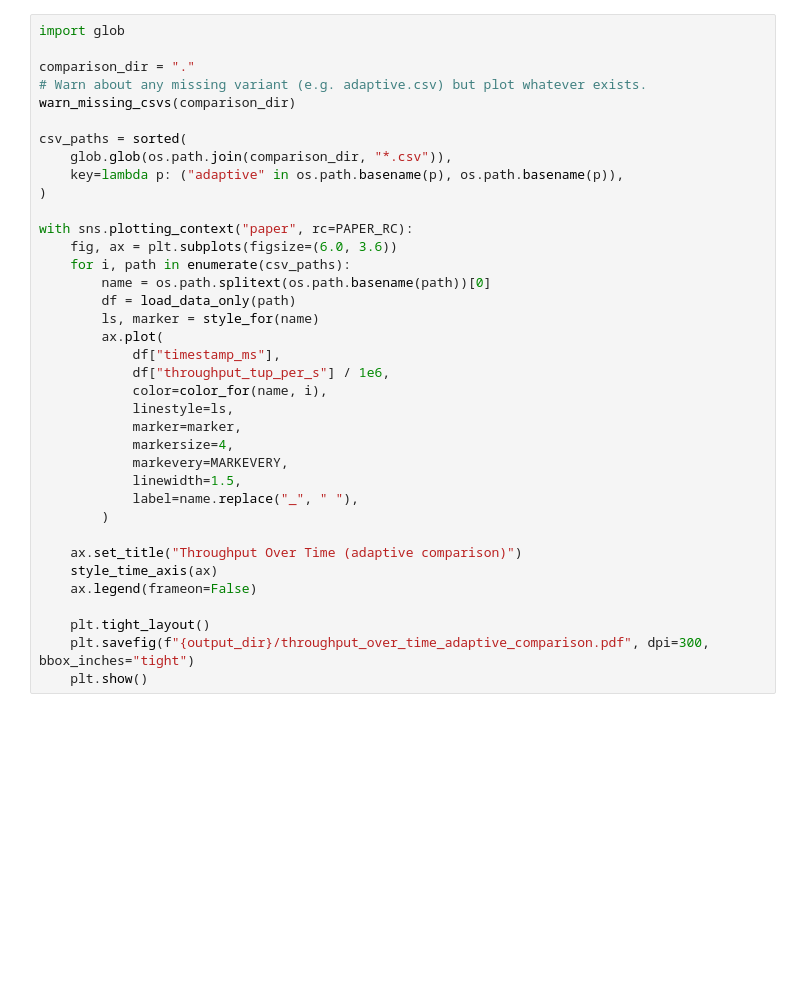
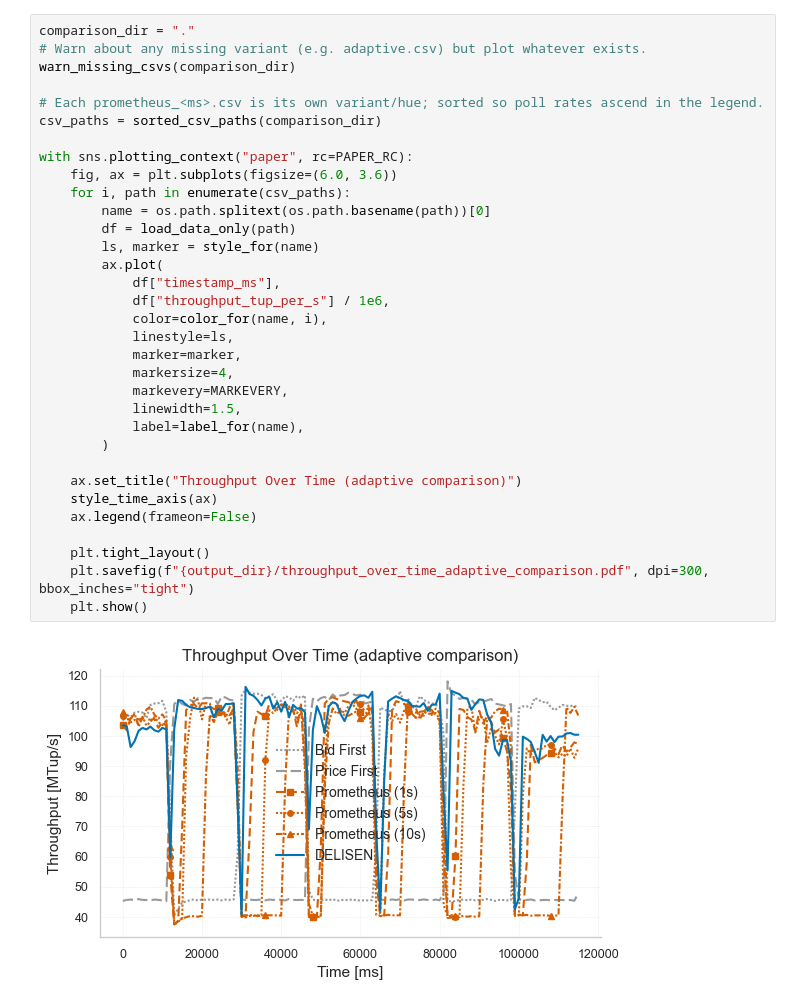
Before and after one commit to ESPAT-Orga/nebulastream-espat, a Jupyter notebook: scripts/benchmarking/adaptive-optimization/plots/ThroughputOverTime.ipynb, the cells around one changed output. Cells and saved outputs as stored; diff of their text form; blank space fills up the shorter version.

```diff
--- a/scripts/benchmarking/adaptive-optimization/plots/ThroughputOverTime.ipynb
+++ b/scripts/benchmarking/adaptive-optimization/plots/ThroughputOverTime.ipynb
@@ -123,42 +233,40 @@ def warn_missing_csvs(comparison_dir, expected=EXPECTED_CSVS):
         )
     return [n for n in expected if n not in missing]
 # %%
-import glob
-
 comparison_dir = "."
 # Warn about any missing variant (e.g. adaptive.csv) but plot whatever exists.
 warn_missing_csvs(comparison_dir)
 
-csv_paths = sorted(
-    glob.glob(os.path.join(comparison_dir, "*.csv")),
-    key=lambda p: ("adaptive" in os.path.basename(p), os.path.basename(p)),
-)
+# Each prometheus_<ms>.csv is its own variant/hue; sorted so poll rates ascend in the legend.
+csv_paths = sorted_csv_paths(comparison_dir)
 
 with sns.plotting_context("paper", rc=PAPER_RC):
     fig, ax = plt.subplots(figsize=(6.0, 3.6))
     for i, path in enumerate(csv_paths):
         name = os.path.splitext(os.path.basename(path))[0]
         df = load_data_only(path)
         ls, marker = style_for(name)
         ax.plot(
             df["timestamp_ms"],
             df["throughput_tup_per_s"] / 1e6,
             color=color_for(name, i),
             linestyle=ls,
             marker=marker,
             markersize=4,
             markevery=MARKEVERY,
             linewidth=1.5,
-            label=name.replace("_", " "),
+            label=label_for(name),
         )
 
     ax.set_title("Throughput Over Time (adaptive comparison)")
     style_time_axis(ax)
     ax.legend(frameon=False)
 
     plt.tight_layout()
     plt.savefig(f"{output_dir}/throughput_over_time_adaptive_comparison.pdf", dpi=300, bbox_inches="tight")
     plt.show()
+# %% [output]
+[figure, added]
 # %%
 if not warn_missing_csvs(comparison_dir, expected=["adaptive.csv"]):
     print("Skipping adaptive-only plot.")
```
Also changed, not shown: parts of 6 cells of this notebook, 5 other files.
